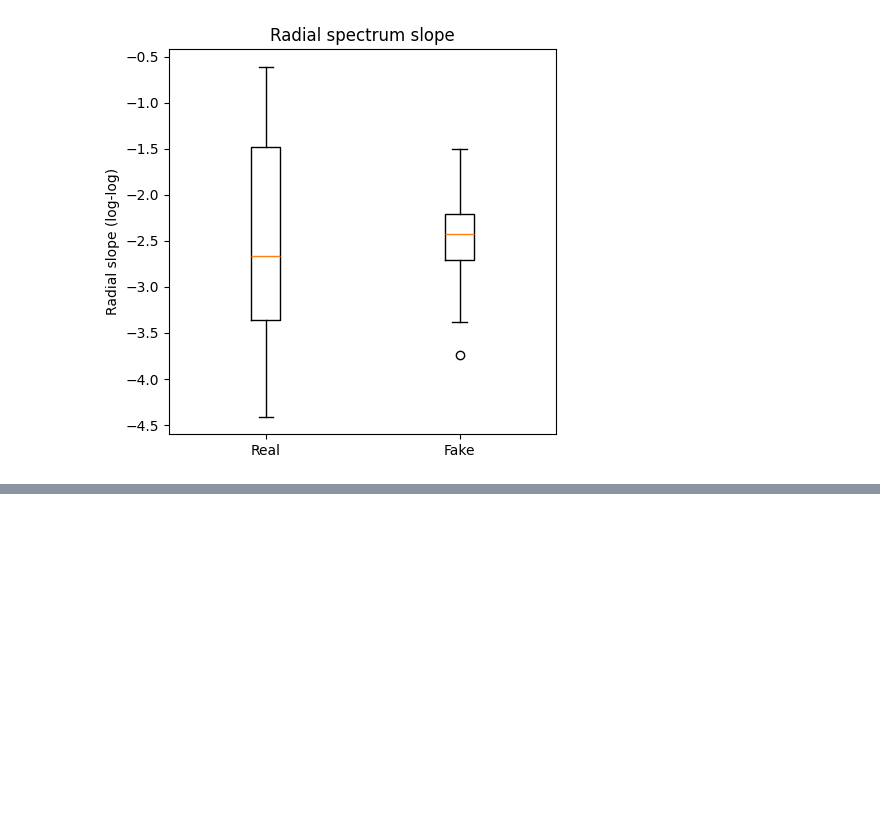
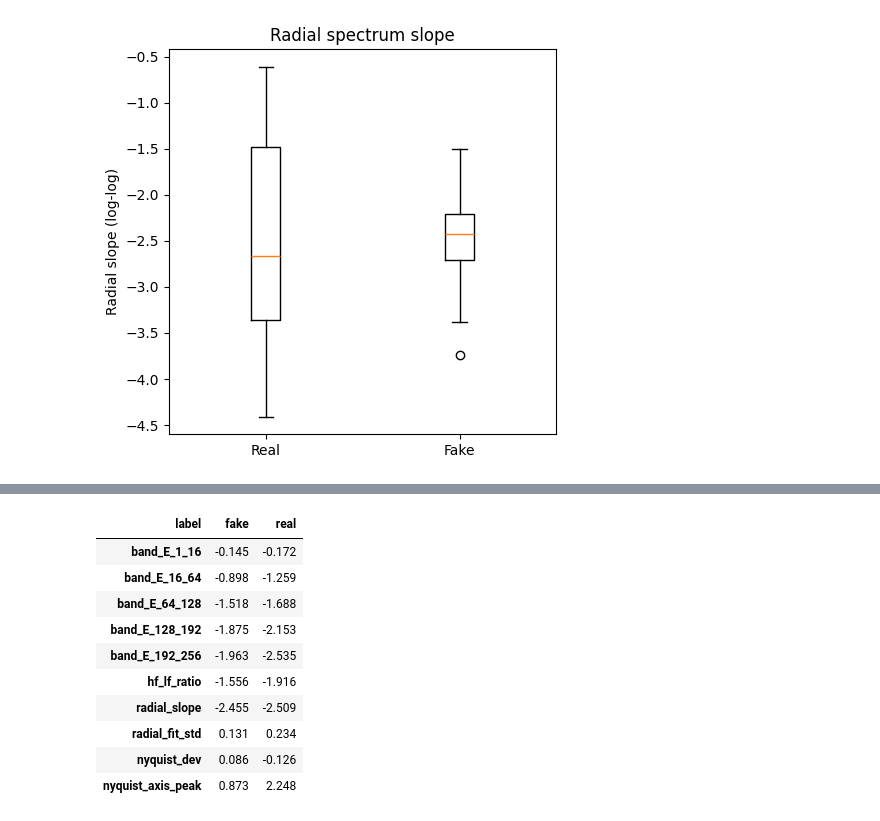
Before and after one commit to yassinekhaldoun/Deepfake-Detection-Image-Forensics-Machine-Learning, a Jupyter notebook: notebooks/preprocessing.ipynb, the cells around one changed output, grey strips where cells are left out. Saved outputs shown, nothing was run; the diff lists cells and outputs as text; code cells hidden in the pictures; blank space fills up the shorter version.

```diff
--- a/notebooks/preprocessing.ipynb
+++ b/notebooks/preprocessing.ipynb
@@ -265,0 +337,27 @@ Fake slope: -2.455 ± 0.426
+# %%
+import pandas as pd
+from src.spectral import extract_spectral_features, SPECTRAL_FEATURE_NAMES
+
+rows = []
+for label in ("real", "fake"):
+    for path in sorted((data_dir / label).glob("*.png")):
+        features = extract_spectral_features(center_crop(load_image(path), 512))
+        rows.append([path.name, label, *features])
+
+df_spec = pd.DataFrame(rows, columns=["image_id", "label"] + SPECTRAL_FEATURE_NAMES)
+(root / "results").mkdir(exist_ok=True)
+df_spec.to_csv(root / "results" / "spectral_features.csv", index=False)
+
+df_spec.groupby("label")[SPECTRAL_FEATURE_NAMES].mean().T.round(3)
+# %% [output]
+| label | fake | real |
+| band_E_1_16 | -0.145 | -0.172 |
+| band_E_16_64 | -0.898 | -1.259 |
+| band_E_64_128 | -1.518 | -1.688 |
+| band_E_128_192 | -1.875 | -2.153 |
+| band_E_192_256 | -1.963 | -2.535 |
+| hf_lf_ratio | -1.556 | -1.916 |
+| radial_slope | -2.455 | -2.509 |
+| radial_fit_std | 0.131 | 0.234 |
+| nyquist_dev | 0.086 | -0.126 |
+| nyquist_axis_peak | 0.873 | 2.248 |
```
Also changed, not shown: parts of 23 cells of this notebook, 2 other files.
